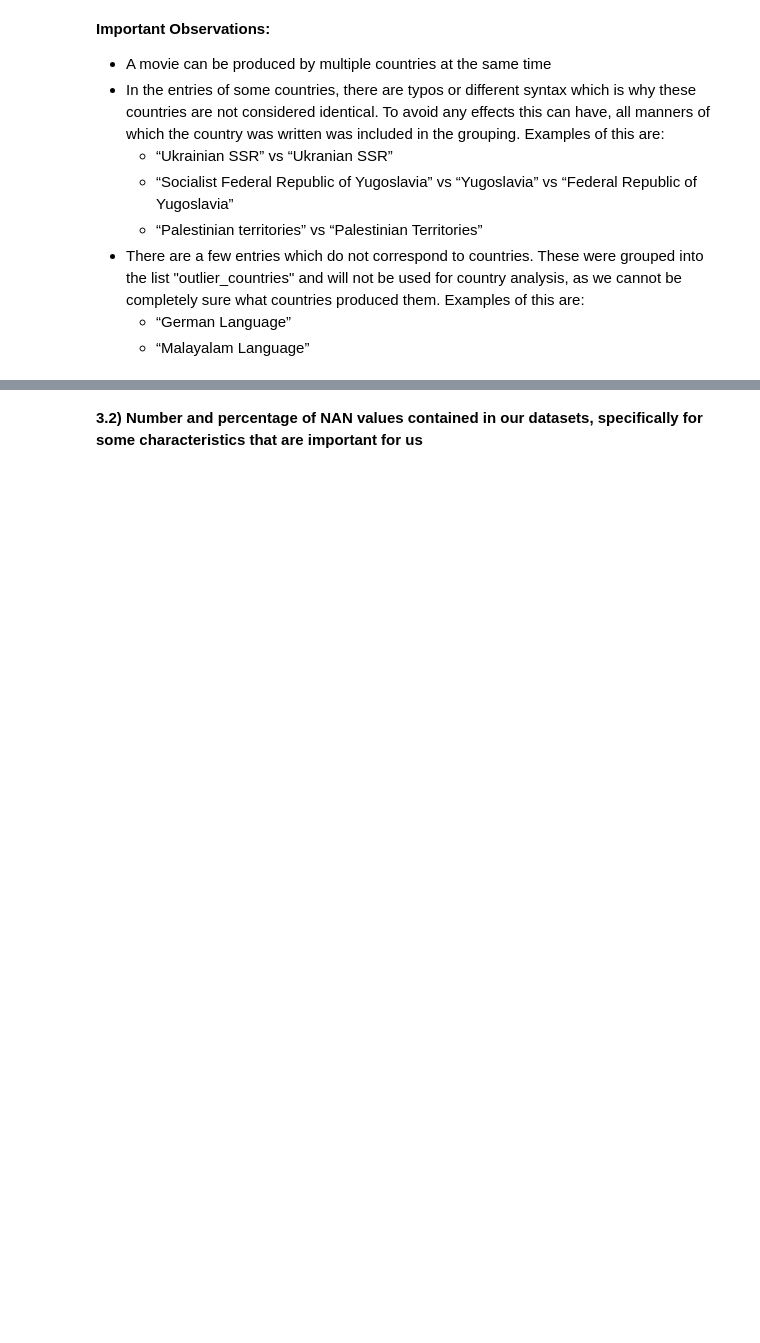
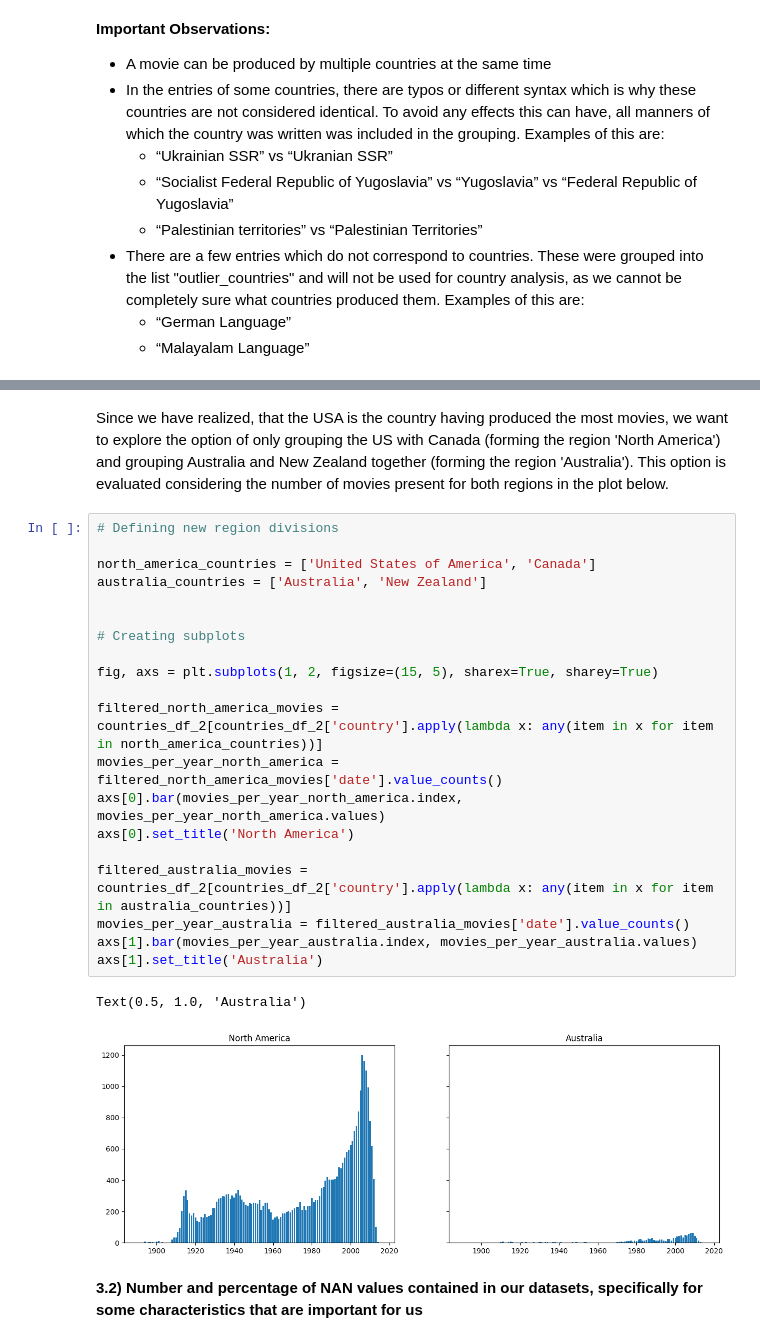
Before and after one commit to epfl-ada/ada-2023-project-onsecalme123, a Jupyter notebook: milestone2.ipynb, the cells around one changed output, grey strips where cells are left out. Saved outputs shown, nothing was run; the diff lists cells and outputs as text; blank space fills up the shorter version.

Commit message:
Changes discussed in group added, Sandra

```diff
--- a/milestone2.ipynb
+++ b/milestone2.ipynb
@@ -598,3 +543,28 @@ plt.show()
+# %% [markdown]
+Since we have realized, that the USA is the country having produced the most movies, we want to explore the option of only grouping the US with Canada (forming the region 'North America') and grouping Australia and New Zealand together (forming the region 'Australia'). This option is evaluated considering the number of movies present for both regions in the plot below.
+# %%
+# Defining new region divisions
+
+north_america_countries = ['United States of America', 'Canada']
+australia_countries = ['Australia', 'New Zealand']
+
+
+# Creating subplots
+
+fig, axs = plt.subplots(1, 2, figsize=(15, 5), sharex=True, sharey=True)
+
+filtered_north_america_movies = countries_df_2[countries_df_2['country'].apply(lambda x: any(item in x for item in north_america_countries))]
+movies_per_year_north_america = filtered_north_america_movies['date'].value_counts()
+axs[0].bar(movies_per_year_north_america.index, movies_per_year_north_america.values)
+axs[0].set_title('North America')
+
+filtered_australia_movies = countries_df_2[countries_df_2['country'].apply(lambda x: any(item in x for item in australia_countries))]
+movies_per_year_australia = filtered_australia_movies['date'].value_counts()
+axs[1].bar(movies_per_year_australia.index, movies_per_year_australia.values)
+axs[1].set_title('Australia')
+# %% [output]
+Text(0.5, 1.0, 'Australia')
+[figure, added]
 # %% [markdown]
 **3.2) Number and percentage of NAN values contained in our datasets, specifically for some characteristics that are important for us**
 # %% [markdown]
```
Also changed, not shown: parts of 15 cells of this notebook.
